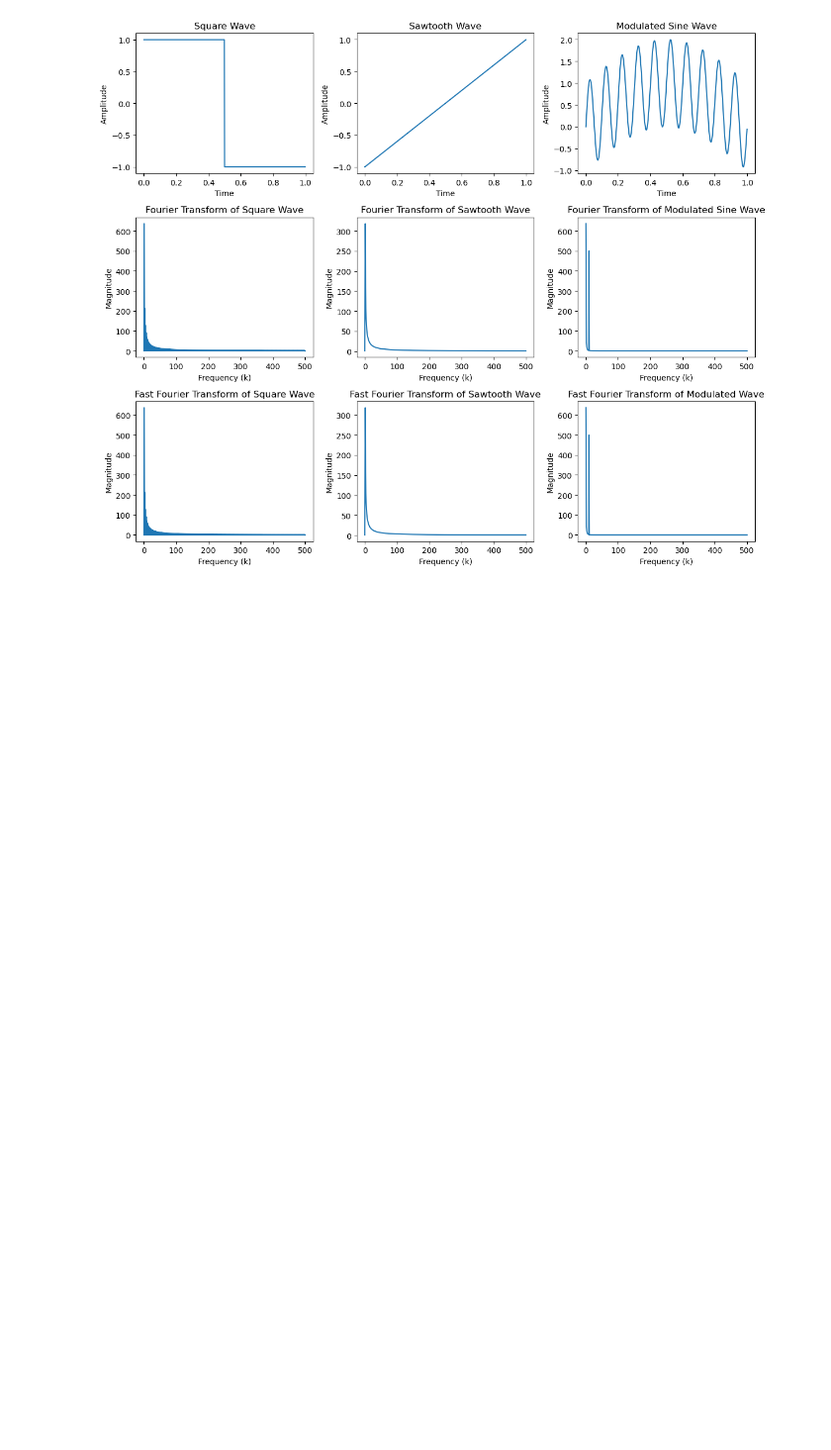
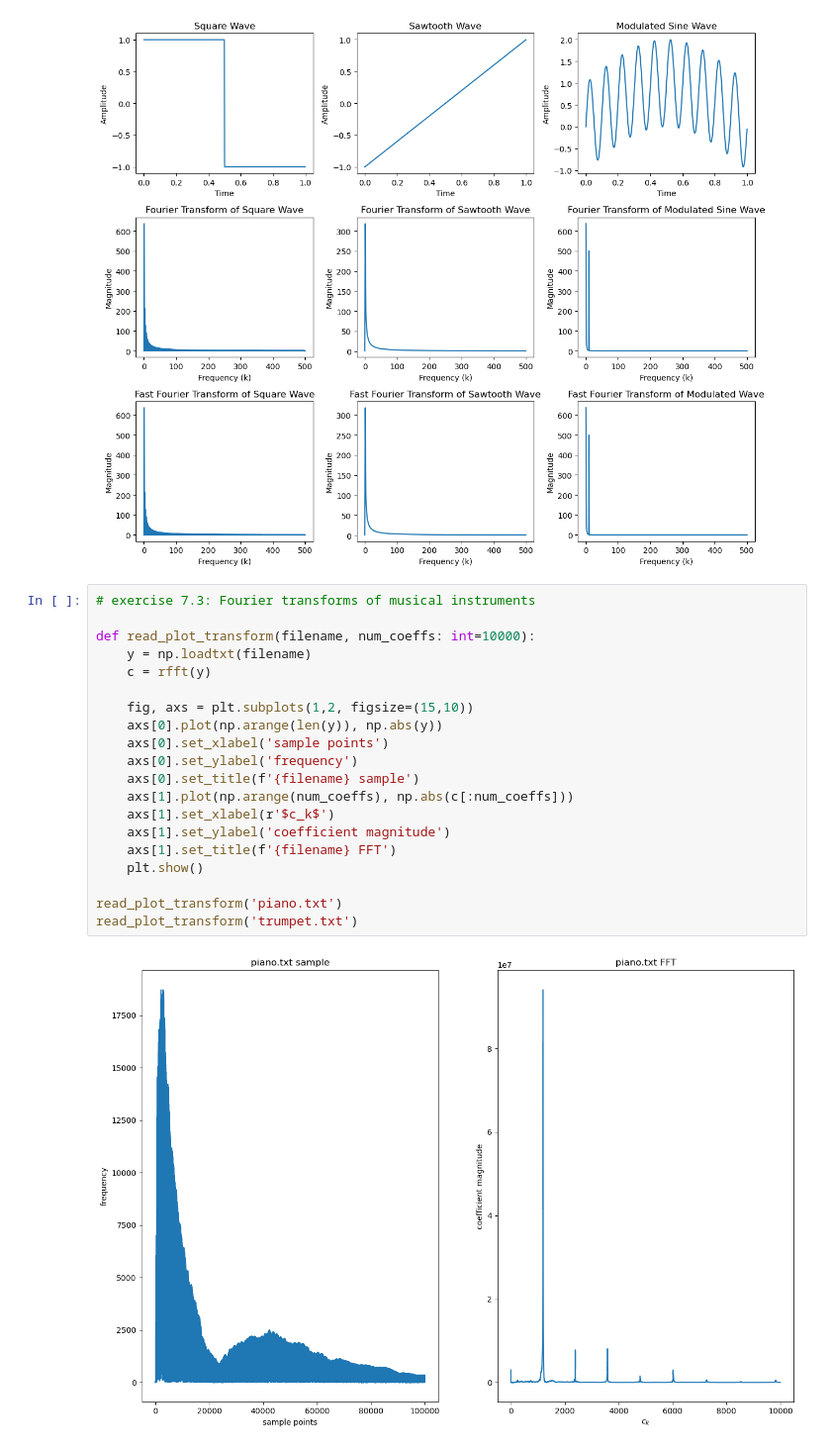
Before and after one commit to jamesobaldwin/CUNY_coursework, a Jupyter notebook: CM/code/CM_practice_code.ipynb, the cells around one changed output. Shown at 99% size. Drawn from its saved outputs; the diff is of its cells as text; blank space fills up the shorter version.

```diff
--- a/CM/code/CM_practice_code.ipynb
+++ b/CM/code/CM_practice_code.ipynb
@@ -737,3 +738,25 @@ plt.tight_layout()
 plt.show()
 # %% [output]
 [figure]
+# %%
+# exercise 7.3: Fourier transforms of musical instruments
+
+def read_plot_transform(filename, num_coeffs: int=10000):
+    y = np.loadtxt(filename)
+    c = rfft(y)
+
+    fig, axs = plt.subplots(1,2, figsize=(15,10))
+    axs[0].plot(np.arange(len(y)), np.abs(y))
+    axs[0].set_xlabel('sample points')
+    axs[0].set_ylabel('frequency')
+    axs[0].set_title(f'{filename} sample')
+    axs[1].plot(np.arange(num_coeffs), np.abs(c[:num_coeffs]))
+    axs[1].set_xlabel(r'$c_k$')
+    axs[1].set_ylabel('coefficient magnitude')
+    axs[1].set_title(f'{filename} FFT')
+    plt.show()
+
+read_plot_transform('piano.txt')
+read_plot_transform('trumpet.txt')
+# %% [output]
+[figure, added]
```
Also changed, not shown: parts of 9 cells of this notebook, 5 other files.
